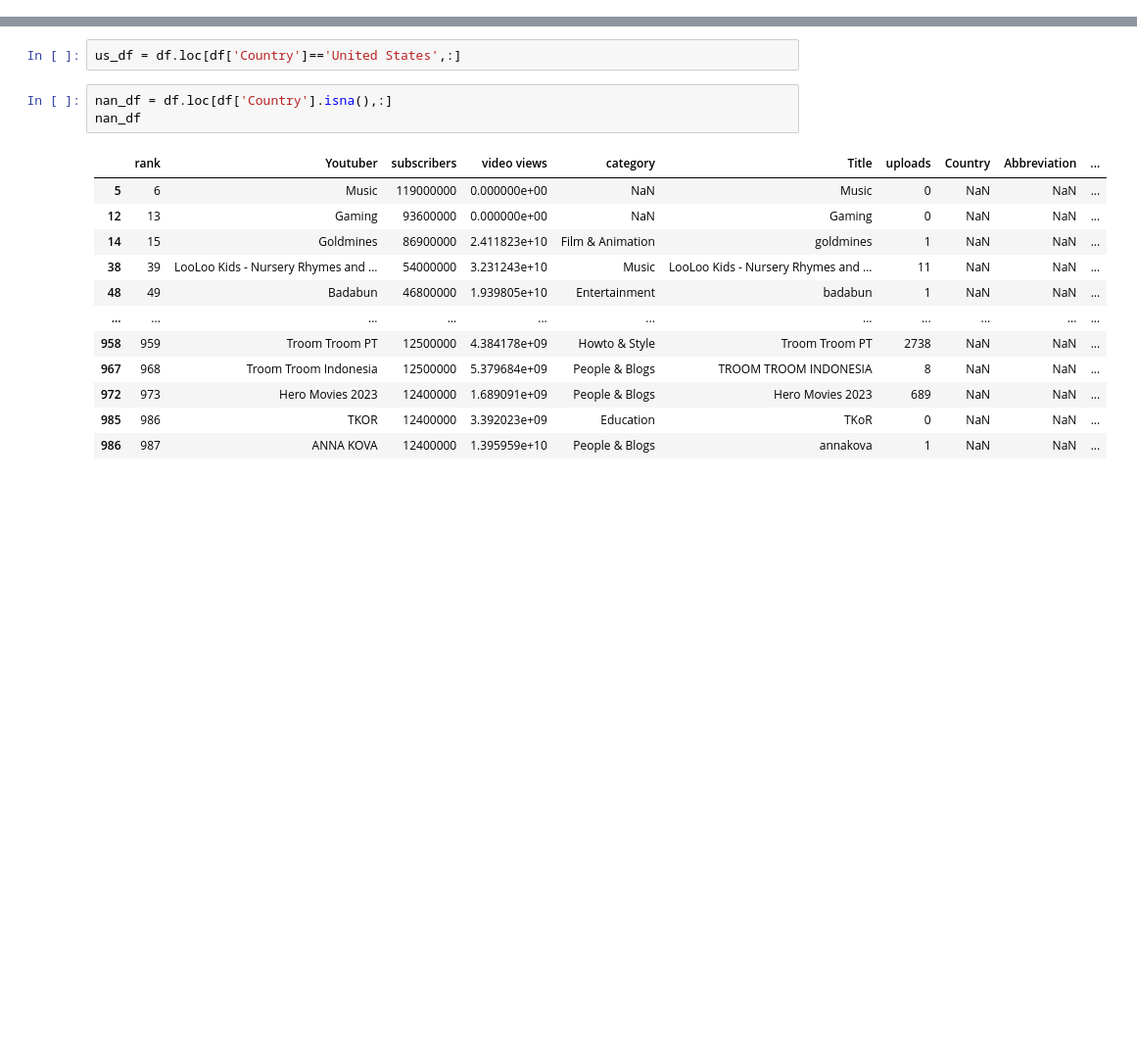
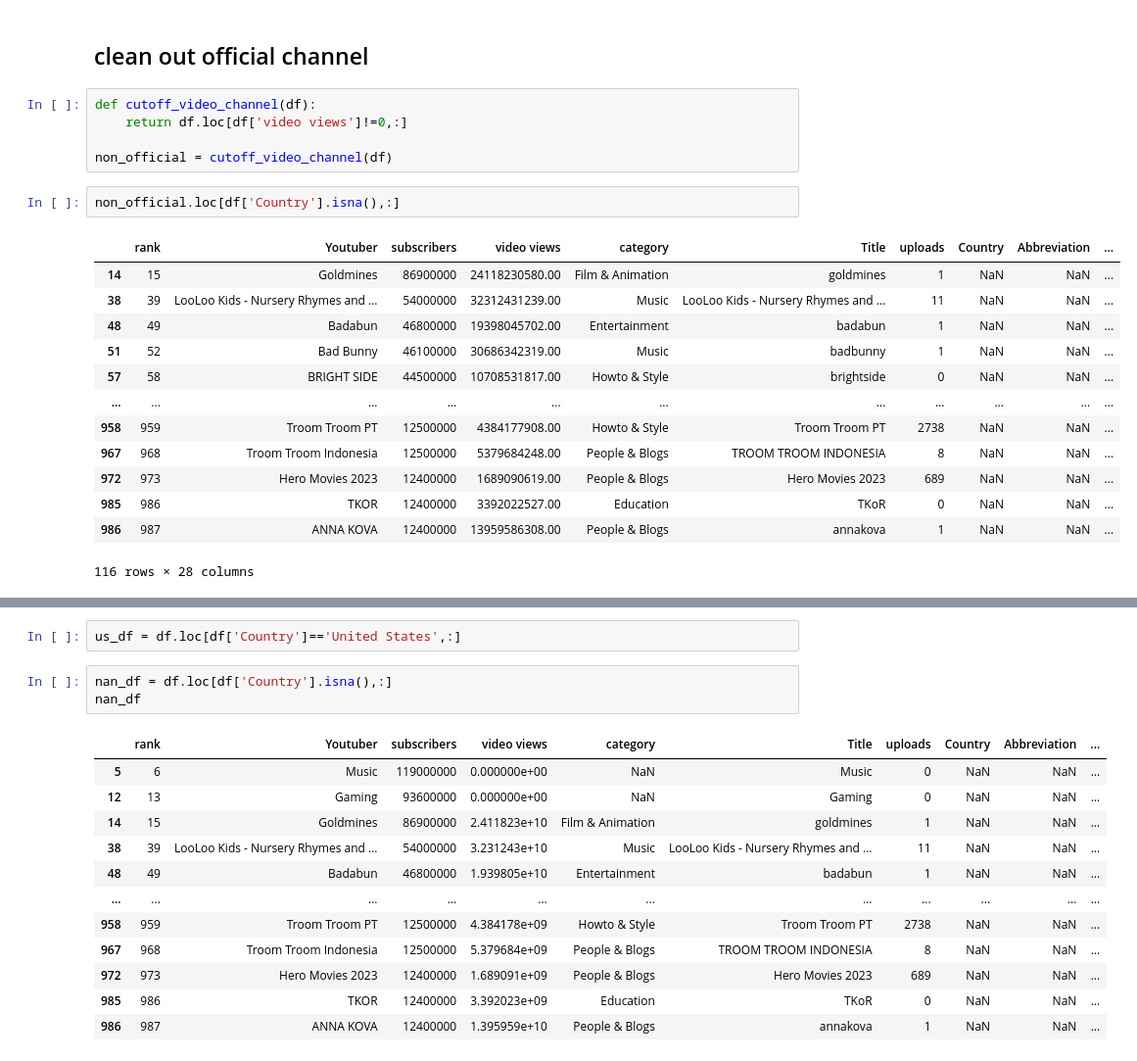
Before and after one commit to okty1227/bie_portfolio, a Jupyter notebook: assignment1/eda.ipynb, the cells around one changed output, grey strips where cells are left out. Shown at 98% size. Saved outputs shown, nothing was run; the diff lists cells and outputs as text; blank space fills up the shorter version.

```diff
--- a/assignment1/eda.ipynb
+++ b/assignment1/eda.ipynb
@@ -27,0 +42,23 @@ Index(['rank', 'Youtuber', 'subscribers', 'video views', 'category', 'Title',
+# %% [markdown]
+## clean out official channel
+# %%
+def cutoff_video_channel(df):
+    return df.loc[df['video views']!=0,:]
+
+non_official = cutoff_video_channel(df)
+# %%
+non_official.loc[df['Country'].isna(),:]
+# %% [output]
+|  | rank | Youtuber | subscribers | video views | category | Title | uploads | Country | Abbreviation | ... |
+| 14 | 15 | Goldmines | 86900000 | 24118230580.00 | Film & Animation | goldmines | 1 | NaN | NaN | ... |
+| 38 | 39 | LooLoo Kids - Nursery Rhymes and ... | 54000000 | 32312431239.00 | Music | LooLoo Kids - Nursery Rhymes and ... | 11 | NaN | NaN | ... |
+| 48 | 49 | Badabun | 46800000 | 19398045702.00 | Entertainment | badabun | 1 | NaN | NaN | ... |
+| 51 | 52 | Bad Bunny | 46100000 | 30686342319.00 | Music | badbunny | 1 | NaN | NaN | ... |
+| 57 | 58 | BRIGHT SIDE | 44500000 | 10708531817.00 | Howto & Style | brightside | 0 | NaN | NaN | ... |
+| ... | ... | ... | ... | ... | ... | ... | ... | ... | ... | ... |
+| 958 | 959 | Troom Troom PT | 12500000 | 4384177908.00 | Howto & Style | Troom Troom PT | 2738 | NaN | NaN | ... |
+| 967 | 968 | Troom Troom Indonesia | 12500000 | 5379684248.00 | People & Blogs | TROOM TROOM INDONESIA | 8 | NaN | NaN | ... |
+| 972 | 973 | Hero Movies 2023 | 12400000 | 1689090619.00 | People & Blogs | Hero Movies 2023 | 689 | NaN | NaN | ... |
+| 985 | 986 | TKOR | 12400000 | 3392022527.00 | Education | TKoR | 0 | NaN | NaN | ... |
+| 986 | 987 | ANNA KOVA | 12400000 | 13959586308.00 | People & Blogs | annakova | 1 | NaN | NaN | ... |
+116 rows × 28 columns
```
Also changed, not shown: parts of 7 cells of this notebook, 4 other files.
